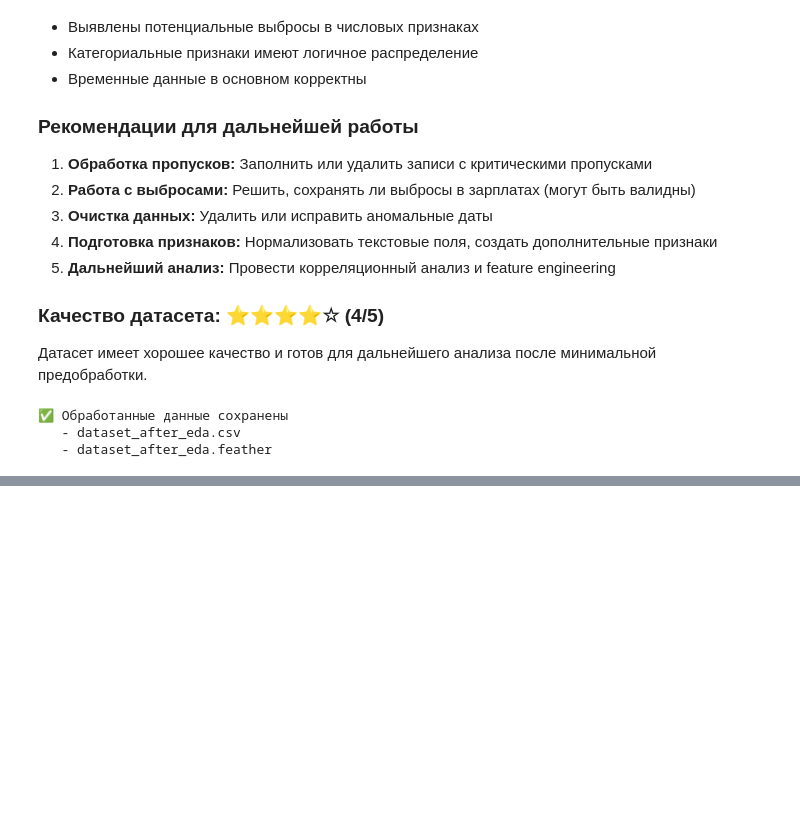
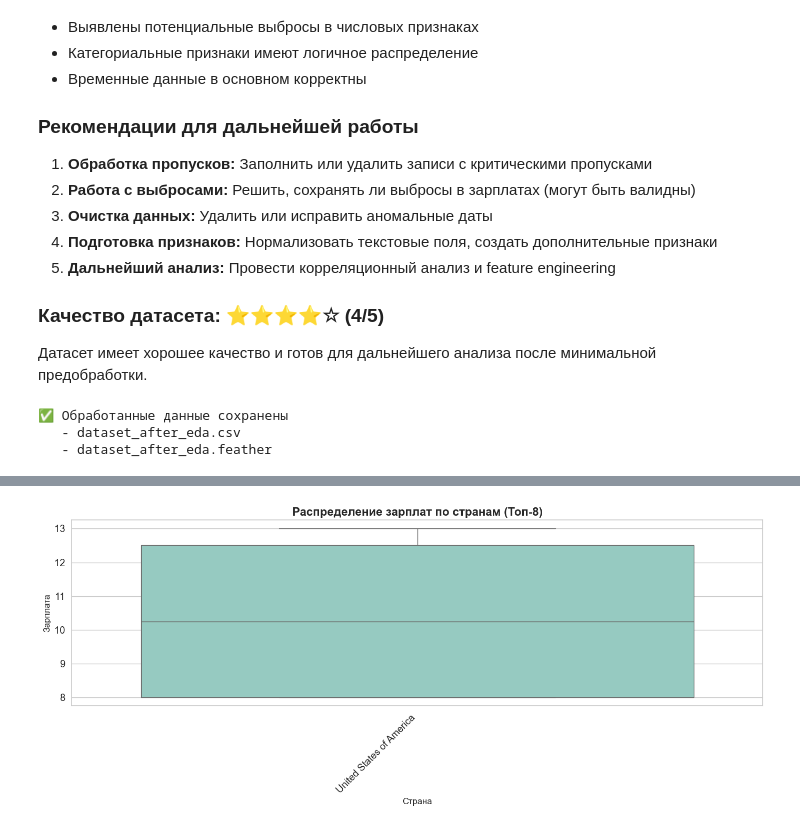
Before and after one commit to drakoshalav-sketch/ID_KRIS_DEM, a Jupyter notebook: notebooks/EDA.ipynb, the cells around one changed output, grey strips where cells are left out. Drawn from its saved outputs; the diff is of its cells as text; code cells hidden in the pictures; blank space fills up the shorter version.

```diff
--- a/notebooks/EDA.ipynb
+++ b/notebooks/EDA.ipynb
@@ -657,0 +853,27 @@ print("   - dataset_after_eda.feather")
+# %%
+# Boxplot для анализа зарплат по странам (если есть данные о зарплатах)
+if 'salary' in df.columns and 'country' in df.columns:
+    salary_data = df[df['salary'].notna()].copy()
+
+    if len(salary_data) > 0:
+        # Берем топ-8 стран с зарплатами
+        top_countries_salary = salary_data['country'].value_counts().head(8).index
+        salary_filtered = salary_data[salary_data['country'].isin(top_countries_salary)]
+
+        plt.figure(figsize=(14, 6))
+        sns.boxplot(
+            data=salary_filtered,
+            x='country',
+            y='salary',
+            hue='country',
+            palette='Set3',
+            legend=False
+        )
+        plt.title('Распределение зарплат по странам (Топ-8)', fontsize=16, fontweight='bold')
+        plt.xlabel('Страна', fontsize=12)
+        plt.ylabel('Зарплата', fontsize=12)
+        plt.xticks(rotation=45, ha='right')
+        plt.tight_layout()
+        plt.show()
+# %% [output]
+[figure, added]
```
Also changed, not shown: parts of 11 cells of this notebook, 2 other files.
